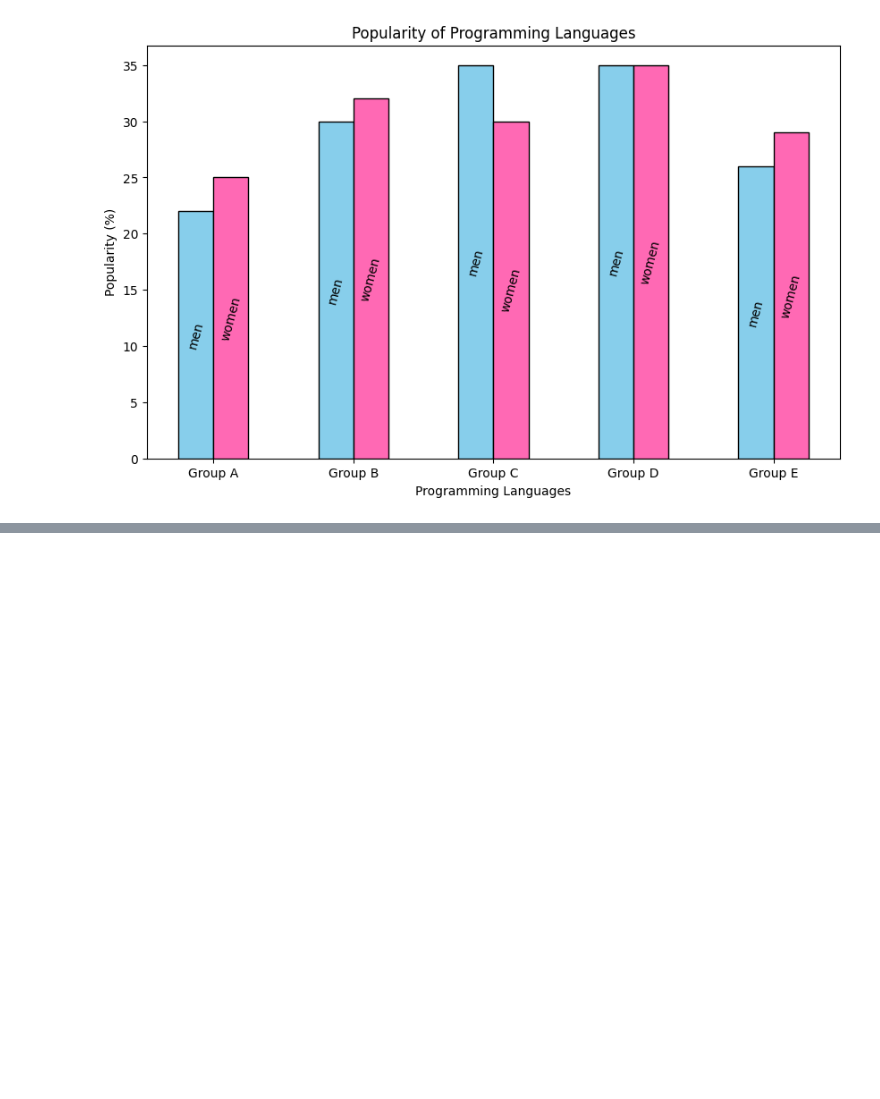
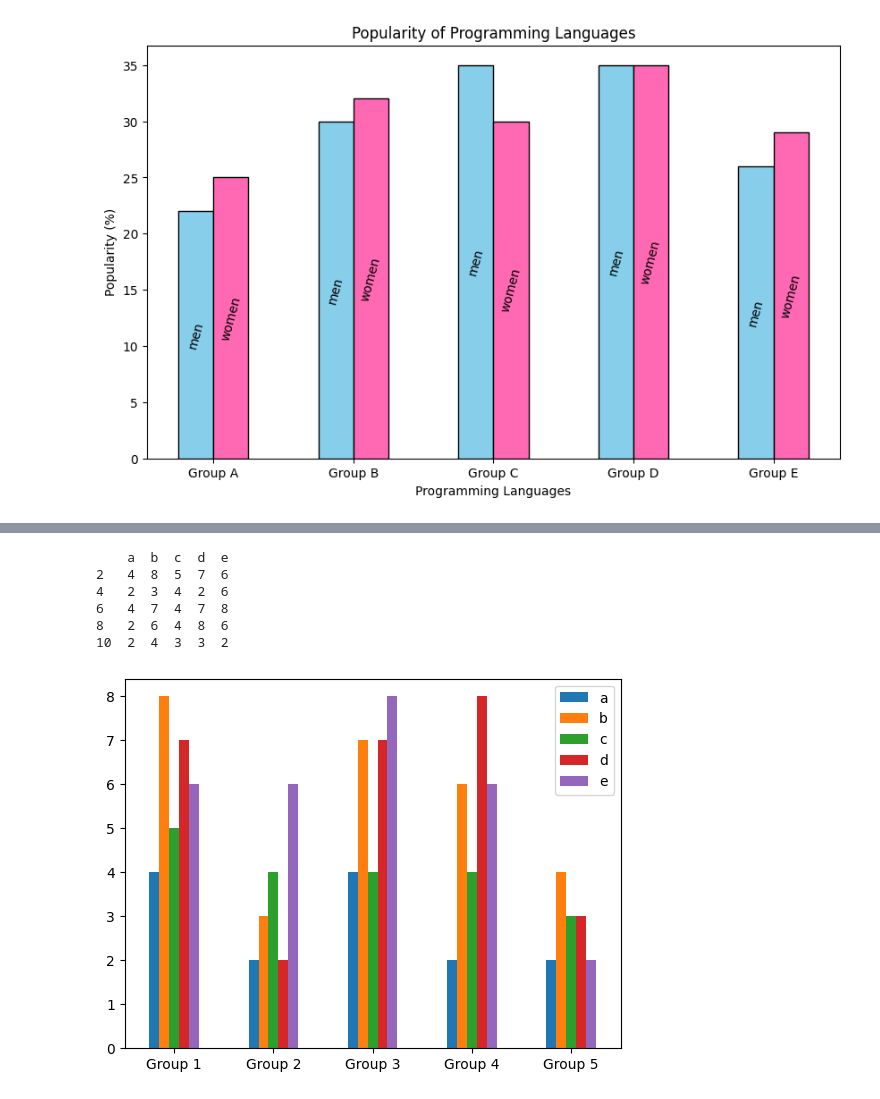
Before and after one commit to Deven5656/Python_Libraries, a Jupyter notebook: Matplotlib_Barchart/bar.ipynb, the cells around one changed output, grey strips where cells are left out. Saved outputs shown, nothing was run; the diff lists cells and outputs as text; code cells hidden in the pictures; blank space fills up the shorter version.

Commit message:
[Deven] Add : Python program to create bar plot from a DataFrame

```diff
--- a/Matplotlib_Barchart/bar.ipynb
+++ b/Matplotlib_Barchart/bar.ipynb
@@ -270,0 +280,24 @@ if __name__ == "__main__":
+# %%
+def main():
+
+    data=[[4,8,5,7,6],[2,3,4,2,6],[4,7,4,7,8],[2,6,4,8,6],[2,4,3,3,2]]
+    indexs=[2,4,6,8,10]
+    column=['a','b','c','d','e']
+
+    df =pd.DataFrame(data,index=indexs,columns=column)
+    print(df)
+
+    df.plot.bar()
+
+    plt.xticks([0,1,2,3,4],labels=['Group 1','Group 2','Group 3','Group 4','Group 5'],rotation=0)
+
+if __name__ == "__main__":
+    main()
+# %% [output]
+    a  b  c  d  e
+2   4  8  5  7  6
+4   2  3  4  2  6
+6   4  7  4  7  8
+8   2  6  4  8  6
+10  2  4  3  3  2
+[figure, added]
```
Also changed, not shown: parts of 1 cell of this notebook.
